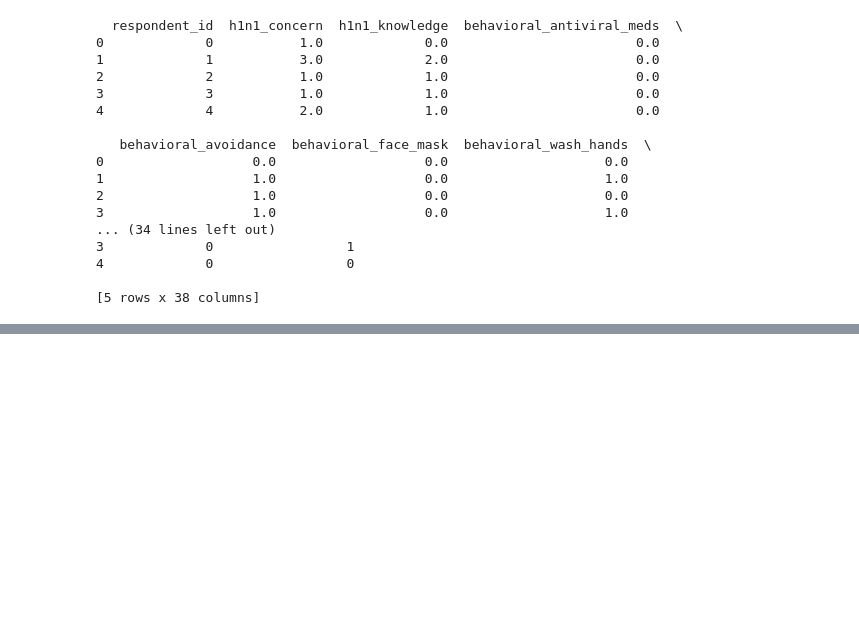
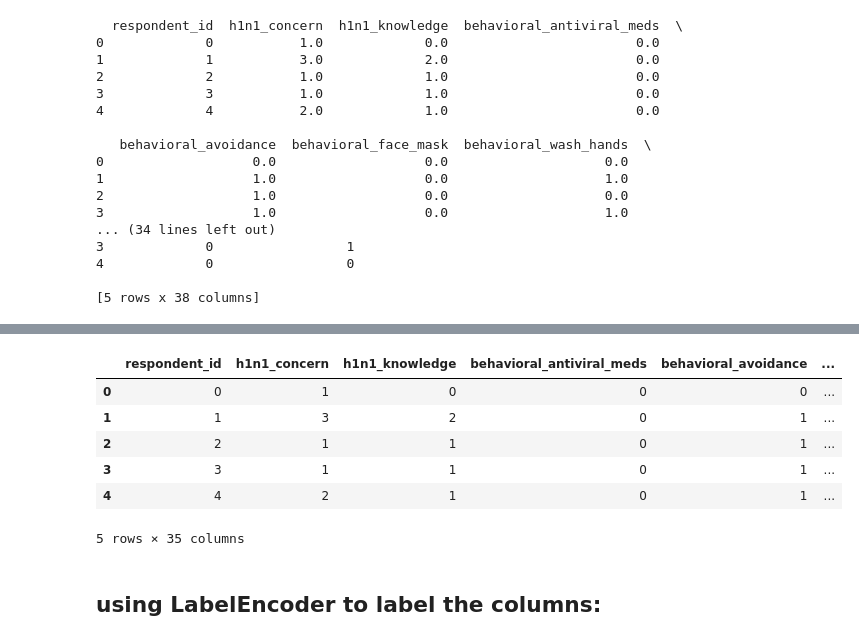
Before and after one commit to hamzaleroi/Vaccination-Challenge, a Jupyter notebook: vaccinaton_challenge_preprocessing.ipynb, the cells around one changed output, grey strips where cells are left out. Drawn from its saved outputs; the diff is of its cells as text; code cells hidden in the pictures; blank space fills up the shorter version.

```diff
--- a/vaccinaton_challenge_preprocessing.ipynb
+++ b/vaccinaton_challenge_preprocessing.ipynb
@@ -246,0 +207,12 @@ f1_score(logreg.predict(X_train),Y_train_h1n1)
+# %%
+df.head()
+# %% [output]
+|  | respondent_id | h1n1_concern | h1n1_knowledge | behavioral_antiviral_meds | behavioral_avoidance | ... |
+| 0 | 0 | 1 | 0 | 0 | 0 | ... |
+| 1 | 1 | 3 | 2 | 0 | 1 | ... |
+| 2 | 2 | 1 | 1 | 0 | 1 | ... |
+| 3 | 3 | 1 | 1 | 0 | 1 | ... |
+| 4 | 4 | 2 | 1 | 0 | 1 | ... |
+5 rows × 35 columns
+# %% [markdown]
+## using LabelEncoder to label the columns:
```
Also changed, not shown: parts of 48 cells of this notebook.
